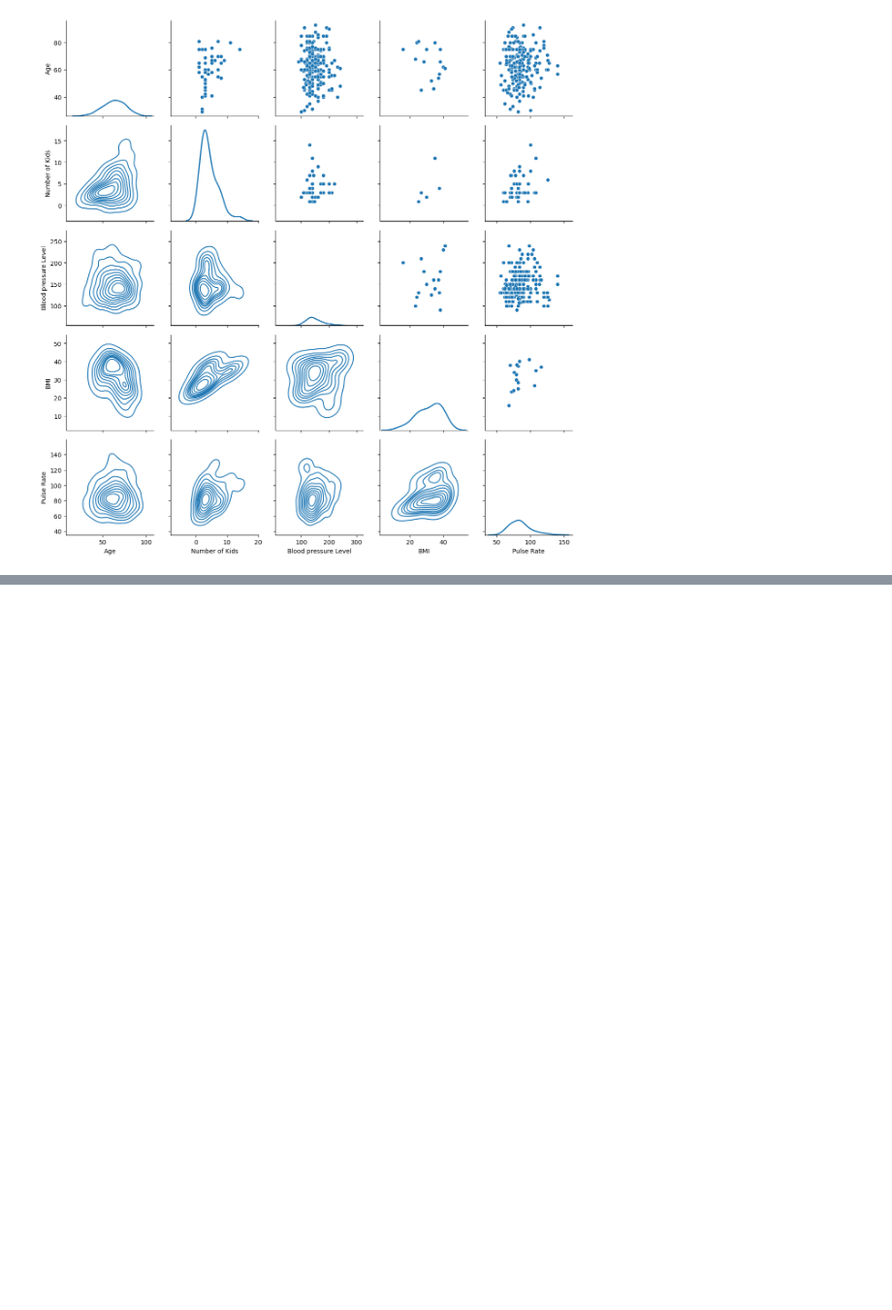
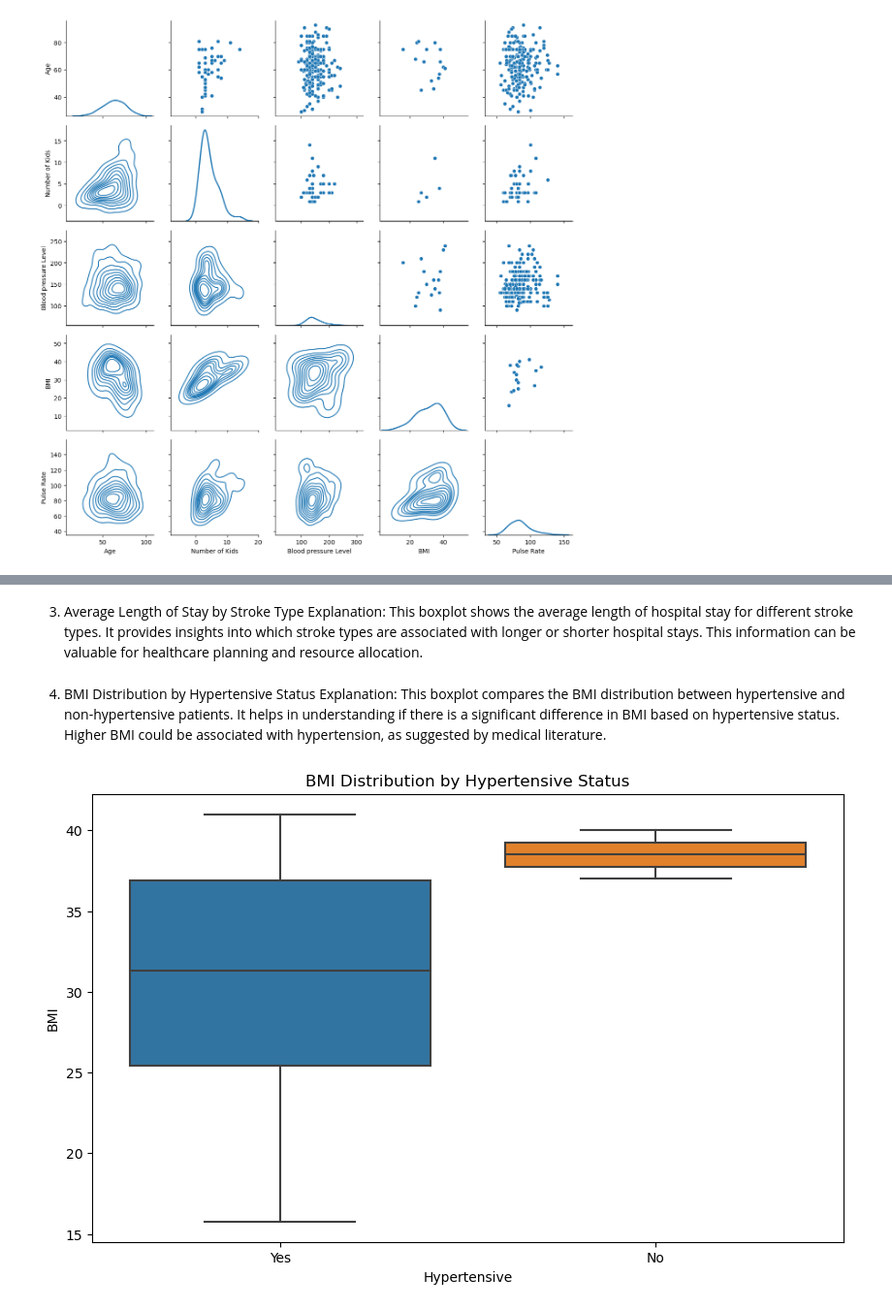
Before and after one commit to Roddiyyat/Final-Year-Stroke-Prediction-Project-, a Jupyter notebook: Final Year Project Data Analysis.ipynb, the cells around one changed output, grey strips where cells are left out. Shown at 97% size. Drawn from its saved outputs; the diff is of its cells as text; code cells hidden in the pictures; blank space fills up the shorter version.

```diff
--- a/Final Year Project Data Analysis.ipynb
+++ b/Final Year Project Data Analysis.ipynb
@@ -375,0 +392,13 @@ g = g.map_diag(sns.kdeplot, lw=2)
+# %% [markdown]
+3. Average Length of Stay by Stroke Type
+Explanation: This boxplot shows the average length of hospital stay for different stroke types. It provides insights into which stroke types are associated with longer or shorter hospital stays. This information can be valuable for healthcare planning and resource allocation.
+# %% [markdown]
+4. BMI Distribution by Hypertensive Status
+Explanation: This boxplot compares the BMI distribution between hypertensive and non-hypertensive patients. It helps in understanding if there is a significant difference in BMI based on hypertensive status. Higher BMI could be associated with hypertension, as suggested by medical literature.
+# %%
+plt.figure(figsize=(10, 6))
+sns.boxplot(data=cleaned_stoke_data, x='Hypertensive', y='BMI')
+plt.title('BMI Distribution by Hypertensive Status')
+plt.show()
+# %% [output]
+[figure, added]
```
Also changed, not shown: parts of 22 cells of this notebook.
